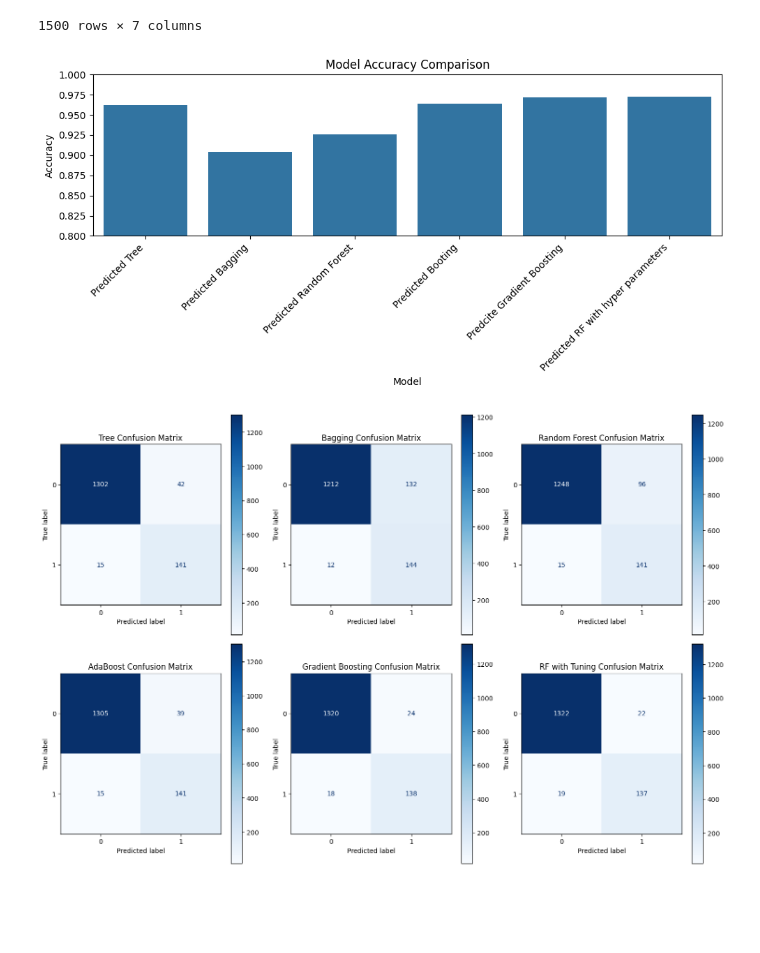
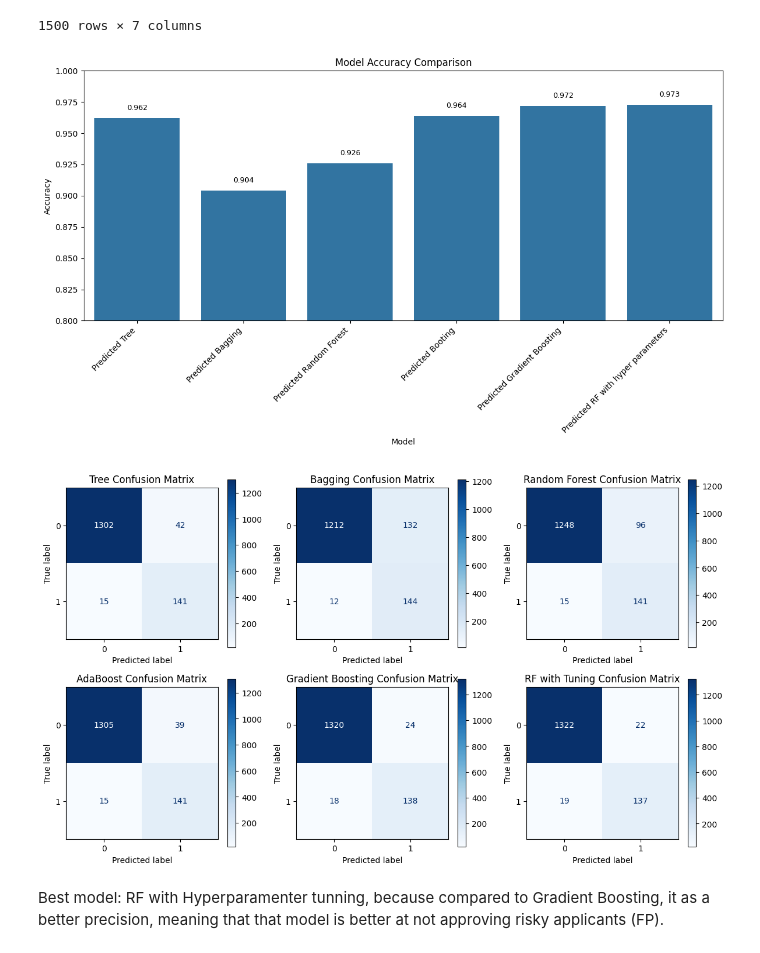
Before and after one commit to nataliafajardochaves/portfolio, a Jupyter notebook: Prediction Personal Loan Ensembles.ipynb, the cells around one changed output. Saved outputs shown, nothing was run; the diff lists cells and outputs as text; code cells hidden in the pictures; blank space fills up the shorter version.

```diff
--- a/Prediction Personal Loan Ensembles.ipynb
+++ b/Prediction Personal Loan Ensembles.ipynb
@@ -382,7 +388,7 @@ results_df = pd.DataFrame({
     'Predicted Bagging': y_pred_bag,
     'Predicted Random Forest':y_pred_rf,
     'Predicted Booting':y_pred_ada_clf,
-    'Predcite Gradient Boosting':y_pred_gb,
+    'Predicted Gradient Boosting':y_pred_gb,
     'Predicted RF with hyper parameters':y_pred_rf_hyper
 
 })
@@ -403,38 +409,51 @@ results_df
 | 602 | 0 | 0 | 0 | 0 | 0 | ... |
 1500 rows × 7 columns
 # %%
-import seaborn as sns
-
 # Add a column for correct prediction per model
 model_cols = [
     'Predicted Tree',
     'Predicted Bagging',
     'Predicted Random Forest',
     'Predicted Booting',
-    'Predcite Gradient Boosting',
+    'Predicted Gradient Boosting',
     'Predicted RF with hyper parameters'
 ]
 
 accuracy_per_model = {
     model: (results_df['Actual'] == results_df[model]).mean()
     for model in model_cols
 }
 
 # Convert to DataFrame for plotting
 acc_df = pd.DataFrame.from_dict(accuracy_per_model, orient='index', columns=['Accuracy'])
+acc_df = acc_df.reset_index().rename(columns={'index': 'Model'})
 
 # Plot
-plt.figure(figsize=(10, 5))
-sns.barplot(x=acc_df.index, y='Accuracy', data=acc_df)
+plt.figure(figsize=(12, 7))
+ax = sns.barplot(x='Model', y='Accuracy', data=acc_df)
 plt.xticks(rotation=45, ha='right')
 plt.ylim(0.8, 1.0)
 plt.title('Model Accuracy Comparison')
 plt.ylabel('Accuracy')
 plt.xlabel('Model')
+
+# Add accuracy labels on top of each bar
+for i, bar in enumerate(ax.patches):
+    height = bar.get_height()
+    ax.text(
+        bar.get_x() + bar.get_width() / 2,
+        height + 0.005,  # slightly above the bar
+        f"{height:.3f}",
+        ha='center',
+        va='bottom',
+        fontsize=9,
+        color='black'
+    )
+
 plt.tight_layout()
 plt.show()
 # %% [output]
-[figure, old version]
+[figure, new version]
 # %%
 from sklearn.metrics import ConfusionMatrixDisplay
 
@@ -447,7 +466,7 @@ models_preds = {
     'RF with Tuning': y_pred_rf_hyper
 }
 
-plt.figure(figsize=(15, 10))
+plt.figure(figsize=(12, 7))
 
 for i, (name, pred) in enumerate(models_preds.items(), 1):
     plt.subplot(2, 3, i)
@@ -457,4 +476,6 @@ for i, (name, pred) in enumerate(models_preds.items(), 1):
 plt.tight_layout()
 plt.show()
 # %% [output]
-[figure, old version]
+[figure, new version]
+# %% [markdown]
+Best model: RF with Hyperparamenter tunning, because compared to Gradient Boosting, it as a better precision, meaning that that model is better at not approving risky applicants (FP).
```
Also changed, not shown: parts of 19 cells of this notebook.
